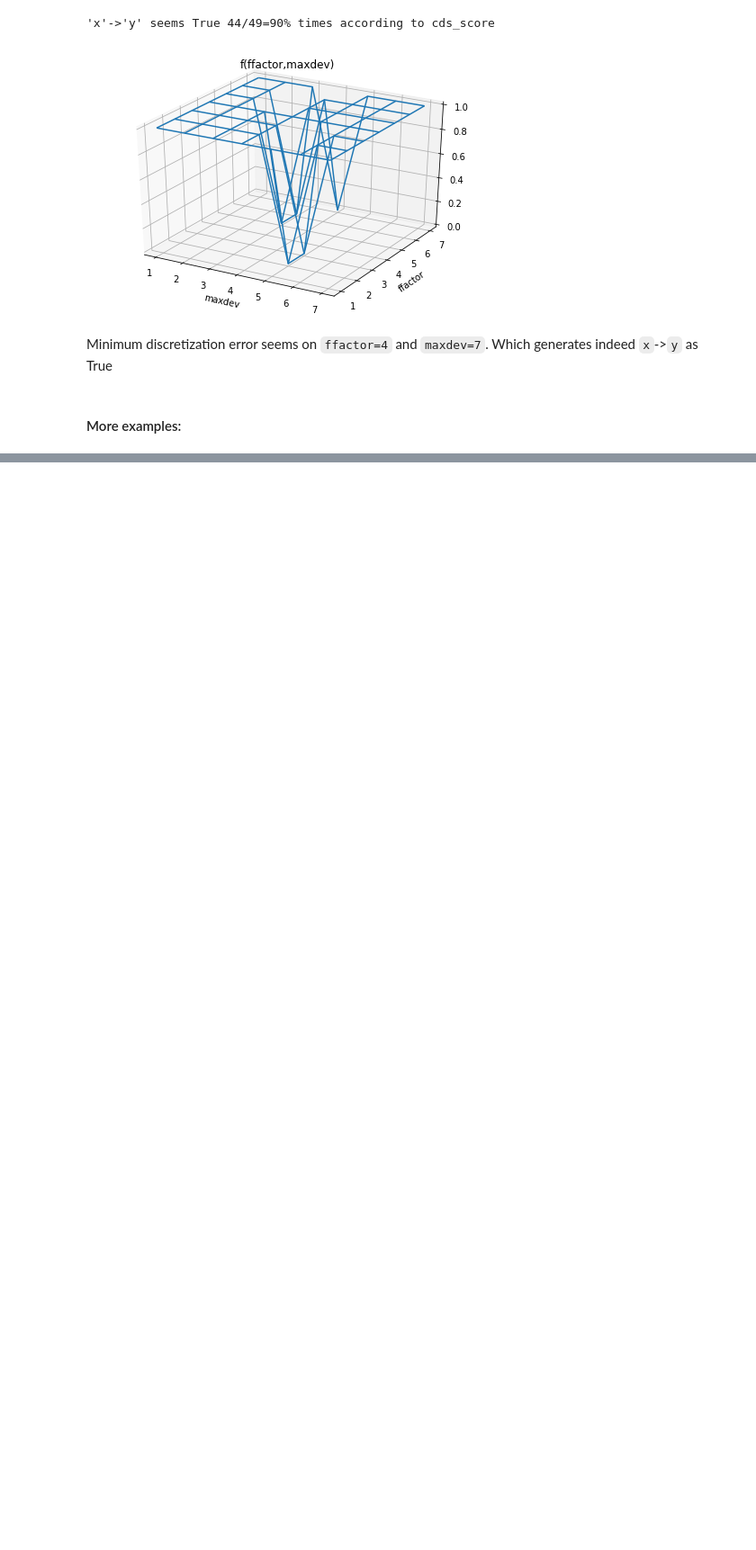
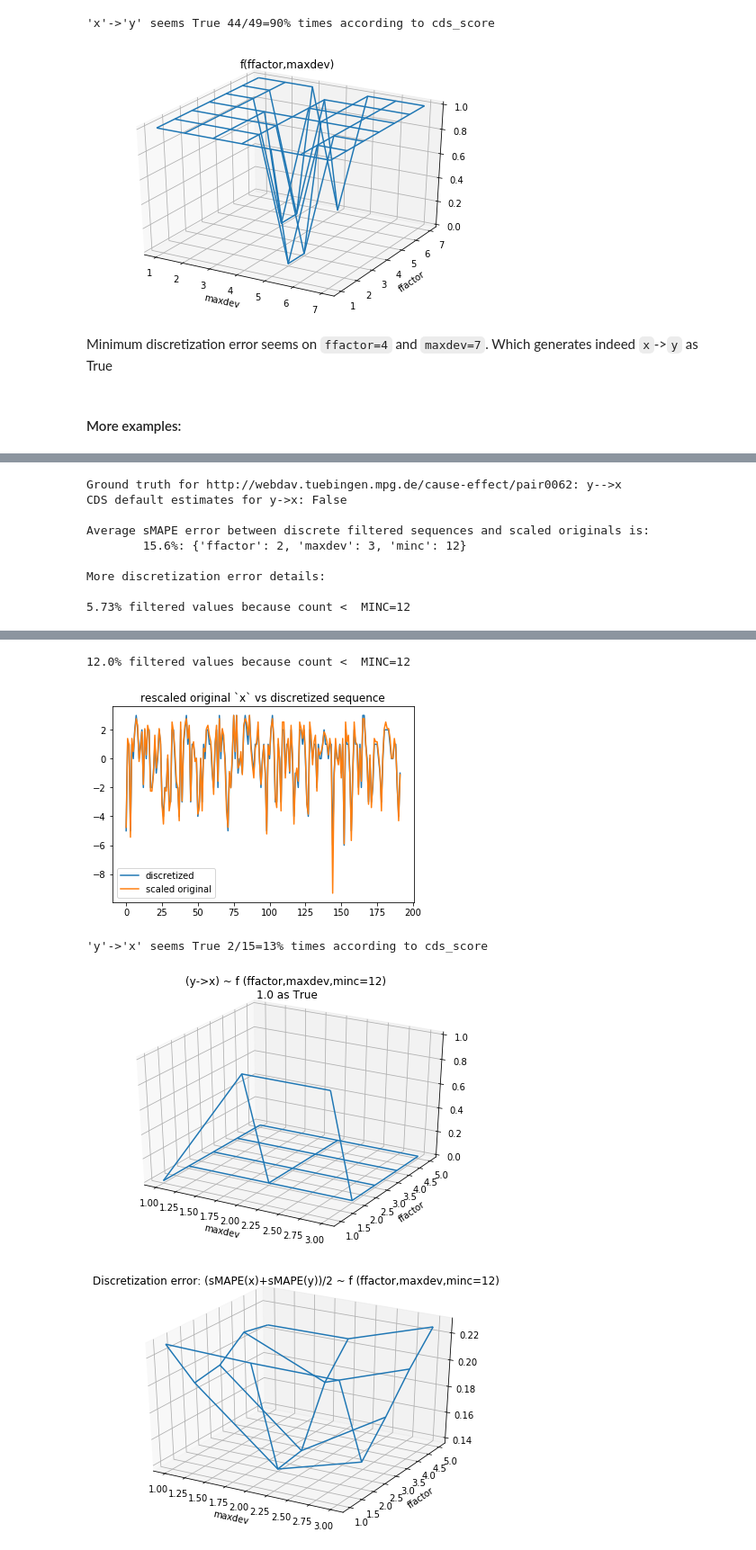
Before and after one commit to muoten/causal-discovery-playground, a Jupyter notebook: automatic_pairwise_causal_discovery_via_cds.ipynb, the cells around one changed output, grey strips where cells are left out. Shown at 90% size. Cells and saved outputs as stored; diff of their text form; code cells hidden in the pictures; blank space fills up the shorter version.

Commit message:
Fix errors on pair0062 analysis

```diff
--- a/automatic_pairwise_causal_discovery_via_cds.ipynb
+++ b/automatic_pairwise_causal_discovery_via_cds.ipynb
@@ -223,7 +223,7 @@ def explore_discretization_errors(col, ffactor=2, maxdev=3, minc=12, plot=True,
     return smape
 
 avg_error = (explore_discretization_errors(COL_X) + explore_discretization_errors(COL_Y))/2
-DISCRETIZATION_ERROR_MESSAGE="Average SMAPE error between discrete filtered sequences and scaled originals is"
+DISCRETIZATION_ERROR_MESSAGE="Average sMAPE error between discrete filtered sequences and scaled originals is"
 print("{} {:.1F}%\n".format(DISCRETIZATION_ERROR_MESSAGE,100*avg_error))
 # %% [output]
 [figure]
@@ -512,0 +474,37 @@ More discretization error details:
+# %%
+
+
+BASEURL = "http://webdav.tuebingen.mpg.de/cause-effect/pair00"
+MINC = 12
+
+def explore_example(df_xy,col_x,col_y,minc=12,f_max=5, d_max=3):
+    print("CDS default estimates for {}->{}: {}\n".format(col_x,col_y,test_pairwise_cds_score(col_x, col_y, CDS())))
+    print("{}: ".format(DISCRETIZATION_ERROR_MESSAGE))
+    print_discretization_errors(col_x,col_y,{"ffactor":2,"maxdev":3,"minc":minc})
+    print("\nMore discretization error details:\n")
+    explore_discretization_errors(col_x, ffactor=2,maxdev=3, minc=minc, trace=True)
+    explore_discretization_errors(col_y, ffactor=2,maxdev=3, minc=minc, trace=True)
+
+    f_range = np.arange(1, f_max+1, 1)
+    d_range = np.arange(1, d_max+1, 1)
+    cds_score = test_pairwise_cds_score_grid_params(col_x, col_y, f_range, d_range, minc=minc)
+    plot_meshgrid(f_range,d_range,cds_score, interactive=False, title='({}->{}) '.format(col_x,col_y)+ '~ f (ffactor,maxdev,minc='+str(minc)+') \n1.0 as True')
+
+    error = test_discretization_error_grid_params(col_x, col_y, f_range, d_range, minc=minc)
+    plot_meshgrid(f_range,d_range,error, interactive=False, rotate=False, title='Discretization error: (sMAPE(x)+sMAPE(y))/2 ~ f (ffactor,maxdev,minc='+str(minc)+')')
+
+for i in range(62,63):
+    url = "{}{}".format(BASEURL,i)
+    print("Ground truth for {}: {}".format(url, pd.read_csv('{}_des.txt'.format(url), sep='|').iloc[-1,:][0]))
+    df_xy = pd.read_csv('{}.txt'.format(url), sep='\s+', names=['x','y'], index_col=False)
+    explore_example(df_xy, 'y','x')
+# %% [output]
+Ground truth for http://webdav.tuebingen.mpg.de/cause-effect/pair0062: y-->x
+CDS default estimates for y->x: False
+
+Average sMAPE error between discrete filtered sequences and scaled originals is:
+        15.6%: {'ffactor': 2, 'maxdev': 3, 'minc': 12}
+
+More discretization error details:
+
+5.73% filtered values because count <  MINC=12
@@ -512,0 +512,5 @@ More discretization error details:
+12.0% filtered values because count <  MINC=12
+[figure, added]
+'y'->'x' seems True 2/15=13% times according to cds_score
+[figure, added]
+[figure, added]
```
Also changed, not shown: parts of 6 cells of this notebook.
